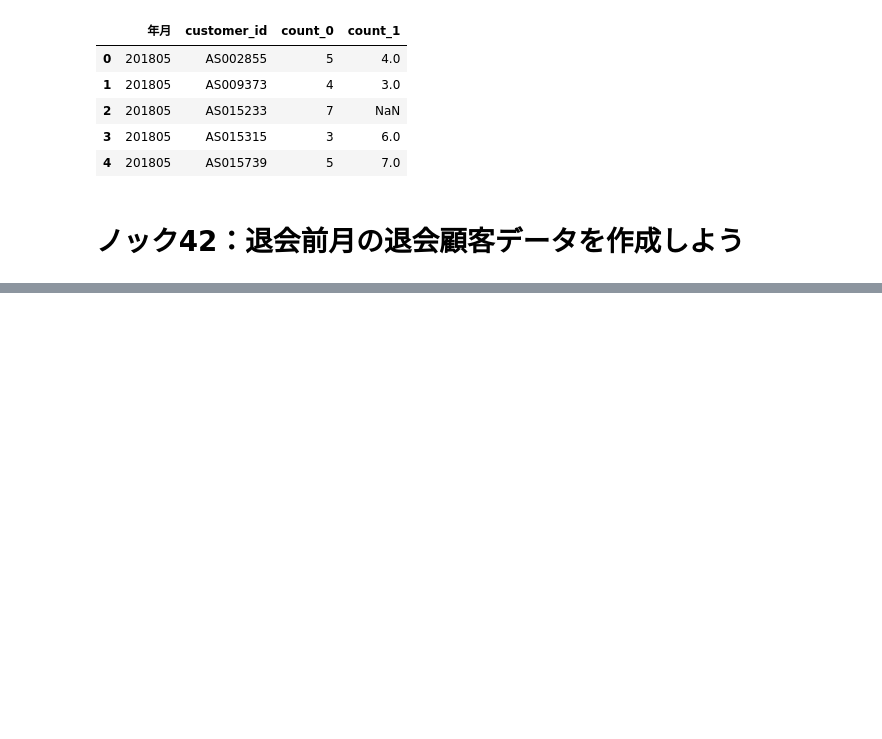
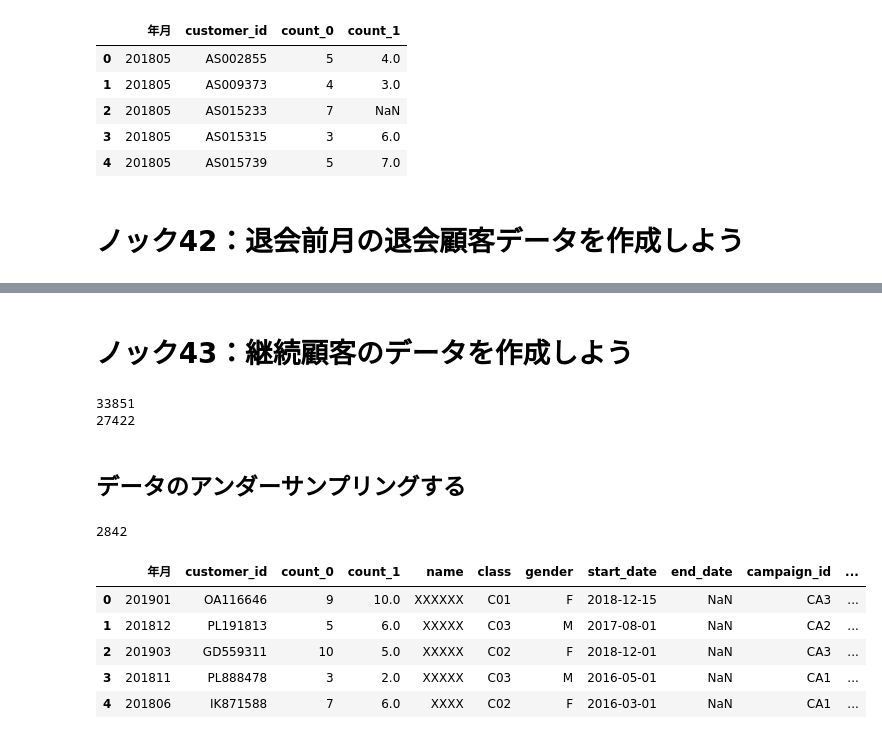
Before and after one commit to archiechang/DataAnalysisStudy, a Jupyter notebook: Data Analytics/Data 100/41-50/41-50.ipynb, the cells around one changed output, grey strips where cells are left out. Drawn from its saved outputs; the diff is of its cells as text; code cells hidden in the pictures; blank space fills up the shorter version.

```diff
--- a/Data Analytics/Data 100/41-50/41-50.ipynb
+++ b/Data Analytics/Data 100/41-50/41-50.ipynb
@@ -128,0 +106,26 @@ Name: exit_date, Length: 1350, dtype: object
+# %% [markdown]
+# ノック43：継続顧客のデータを作成しよう
+# %%
+conti_customer=customer.loc[customer["is_deleted"]==0]
+conti_uselog=pd.merge(uselog,conti_customer,on="customer_id",how="left")
+print(len(conti_uselog))
+conti_uselog=conti_uselog.dropna(subset=["name"])
+print(len(conti_uselog))
+# %% [output]
+33851
+27422
+# %% [markdown]
+## データのアンダーサンプリングする
+# %%
+conti_uselog=conti_uselog.sample(frac=1).reset_index(drop=True)
+conti_uselog=conti_uselog.drop_duplicates(subset="customer_id")
+print(len(conti_uselog))
+conti_uselog.head()
+# %% [output]
+2842
+|  | 年月 | customer_id | count_0 | count_1 | name | class | gender | start_date | end_date | campaign_id | ... |
+| 0 | 201901 | OA116646 | 9 | 10.0 | XXXXXX | C01 | F | 2018-12-15 | NaN | CA3 | ... |
+| 1 | 201812 | PL191813 | 5 | 6.0 | XXXXX | C03 | M | 2017-08-01 | NaN | CA2 | ... |
+| 2 | 201903 | GD559311 | 10 | 5.0 | XXXXX | C02 | F | 2018-12-01 | NaN | CA3 | ... |
+| 3 | 201811 | PL888478 | 3 | 2.0 | XXXXX | C03 | M | 2016-05-01 | NaN | CA1 | ... |
+| 4 | 201806 | IK871588 | 7 | 6.0 | XXXX | C02 | F | 2016-03-01 | NaN | CA1 | ... |
```
Also changed, not shown: parts of 36 cells of this notebook.
